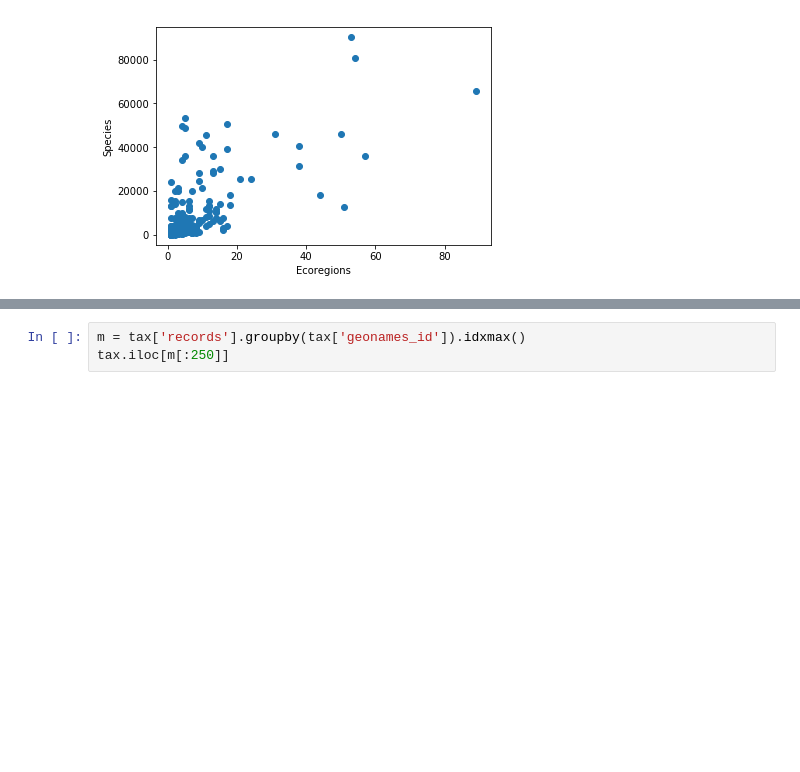
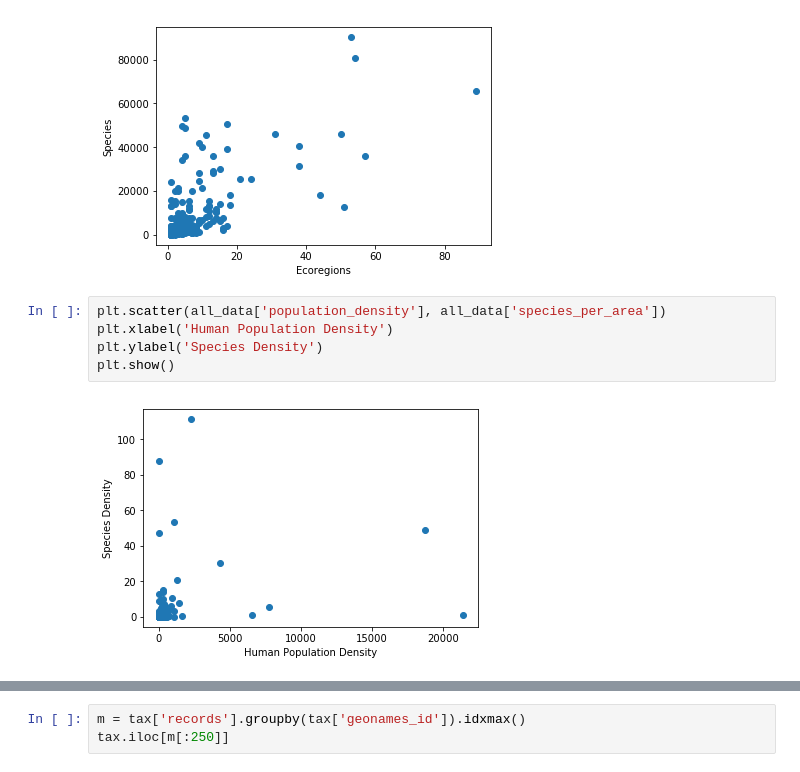
Before and after one commit to diatomsRcool/checklists, a Jupyter notebook: geography_data/data_explore.ipynb, the cells around one changed output, grey strips where cells are left out. Saved outputs shown, nothing was run; the diff lists cells and outputs as text; blank space fills up the shorter version.

```diff
--- a/geography_data/data_explore.ipynb
+++ b/geography_data/data_explore.ipynb
@@ -182,3 +195,10 @@ plt.ylabel('Species')
 plt.show()
 # %% [output]
 [figure]
+# %%
+plt.scatter(all_data['population_density'], all_data['species_per_area'])
+plt.xlabel('Human Population Density')
+plt.ylabel('Species Density')
+plt.show()
+# %% [output]
+[figure, added]
```
Also changed, not shown: parts of 5 cells of this notebook, 3 other files.
